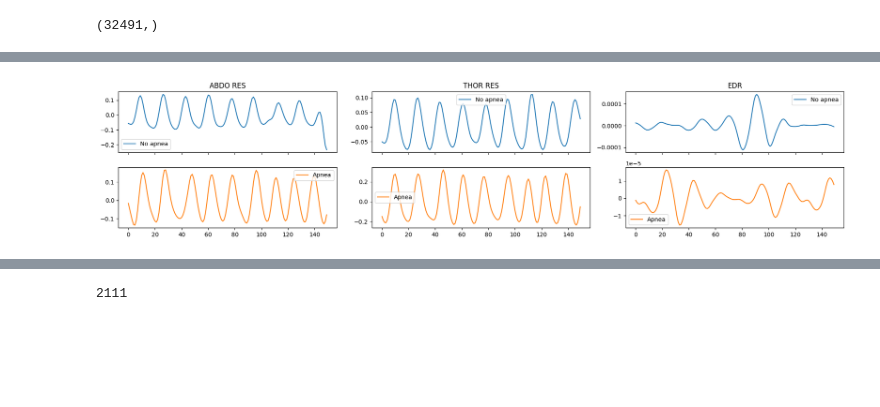
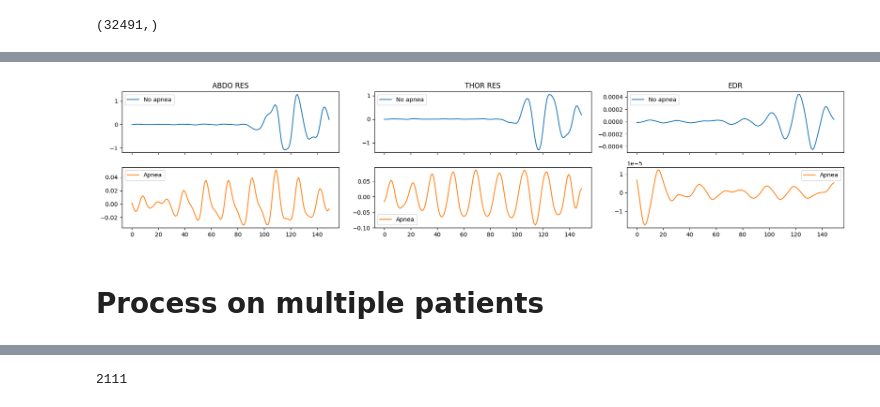
Before and after one commit to dattran-itrvn/Automated-Sleep-Apnea-Detection, a Jupyter notebook: prepare_data.ipynb, the cells around one changed output, grey strips where cells are left out. Saved outputs shown, nothing was run; the diff lists cells and outputs as text; code cells hidden in the pictures; blank space fills up the shorter version.

Commit message:
update prepare data with balanced bootstrapping and multiple splits

```diff
--- a/prepare_data.ipynb
+++ b/prepare_data.ipynb
@@ -195,8 +197,8 @@ def create_annotation(xml_path, start_date, selected_channels=None):
 # %%
 anott = create_annotation([s for s in shhs1_xmls + shhs2_xmls if SAMPLE_RECORD in s][0], resp_edf.info['meas_date'])
 
-resp_edf = resp_edf.set_annotations(anott, emit_warning=False)
-ecg_edf = ecg_edf.set_annotations(anott, emit_warning=False)
+resp_edf = resp_edf.set_annotations(anott)
+ecg_edf = ecg_edf.set_annotations(anott)
 
 anott.to_data_frame()
 # %% [output]
@@ -610,29 +610,32 @@ len(onsets), len(offsets)
 # %%
 def assign_apnea(onset, offset,
                  n_times,
+                 sampling_rate=TARGET_SAMPLING_RATE,
                  epoch_len=(TARGET_SAMPLING_RATE * SEGMENT_LENGTH),
                  stride=(TARGET_SAMPLING_RATE * SEGMENT_STRIDE)):
 
-    annot = np.zeros(n_times) # annotation by each sample
+    annot = np.zeros(n_times, dtype=bool) # annotation by each sample
 
     for on, off in zip(onset, offset):
-        annot[on:off] = 1
+        annot[(on * sampling_rate):(off * sampling_rate)] = 1
 
-    annot = split_array_with_stride(annot[np.newaxis, :], axis=-1,
+    split_indices = split_array_with_indices(annot[np.newaxis, :], axis=-1,
                                     single_segment_len=epoch_len,
-                                    stride=stride)[:, 0, :]
+                                    stride=stride)
 
     label = [] # label by each segment
 
-    for i in range(len(annot)):
-        if np.all(annot[i, -(1 * TARGET_SAMPLING_RATE):] == 1): # if entire last 1sec have apnea
+    for start, stop in split_indices:
+        last_sec = annot[start:stop][-(1 * TARGET_SAMPLING_RATE):]
+
+        if np.all(last_sec == 1): # if entire last 1sec have apnea
             label.append(1)
         else:
             label.append(0)
 
     return np.array(label)
 
-label = assign_apnea(onsets, offsets, resp_edf.n_times, splitted_data.shape[2])
+label = assign_apnea(onsets, offsets, resp_edf.n_times)
 label.shape
 # %% [output]
 (32491,)
@@ -643,23 +646,33 @@ np.unique(label, return_counts=True)
 # %%
 first_nonapnea = np.random.choice(np.where(label == 0)[0], size=1)[0]
 first_apnea = np.random.choice(np.where(label == 1)[0], size=1)[0]
 
 fig, axes = plt.subplots(nrows=2, ncols=3, figsize=(18, 4), sharex=True)
 
 axes[0, 0].set_title("ABDO RES")
 axes[0, 1].set_title("THOR RES")
 axes[0, 2].set_title("EDR")
 
-sns.lineplot(splitted_data[first_nonapnea][0], ax=axes[0, 0], label='No apnea')
-sns.lineplot(splitted_data[first_nonapnea][1], ax=axes[0, 1], label='No apnea')
-sns.lineplot(splitted_data[first_nonapnea][2], ax=axes[0, 2], label='No apnea')
+x_data = resp_edf.get_data()
 
-sns.lineplot(splitted_data[first_apnea][0], ax=axes[1, 0], color='tab:orange', label='Apnea')
-sns.lineplot(splitted_data[first_apnea][1], ax=axes[1, 1], color='tab:orange', label='Apnea')
-sns.lineplot(splitted_data[first_apnea][2], ax=axes[1, 2], color='tab:orange', label='Apnea')
+segment = split_index[first_nonapnea]
+segment = x_data[:, segment[0]:segment[1]]
+
+sns.lineplot(segment[0], ax=axes[0, 0], label='No apnea')
+sns.lineplot(segment[1], ax=axes[0, 1], label='No apnea')
+sns.lineplot(segment[2], ax=axes[0, 2], label='No apnea')
+
+segment = split_index[first_apnea]
+segment = x_data[:, segment[0]:segment[1]]
+
+sns.lineplot(segment[0], ax=axes[1, 0], color='tab:orange', label='Apnea')
+sns.lineplot(segment[1], ax=axes[1, 1], color='tab:orange', label='Apnea')
+sns.lineplot(segment[2], ax=axes[1, 2], color='tab:orange', label='Apnea')
 
 
 fig.tight_layout()
 plt.show()
 # %% [output]
-[figure, old version]
+[figure, new version]
+# %% [markdown]
+# Process on multiple patients
```
Also changed, not shown: parts of 50 cells of this notebook.
